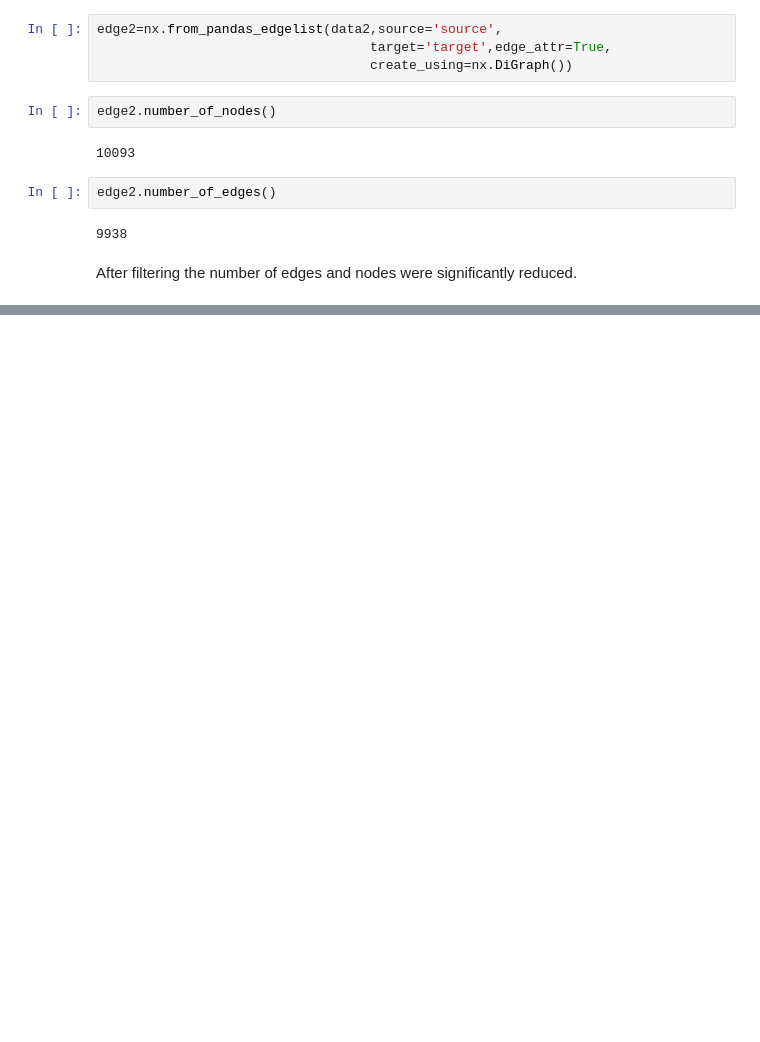
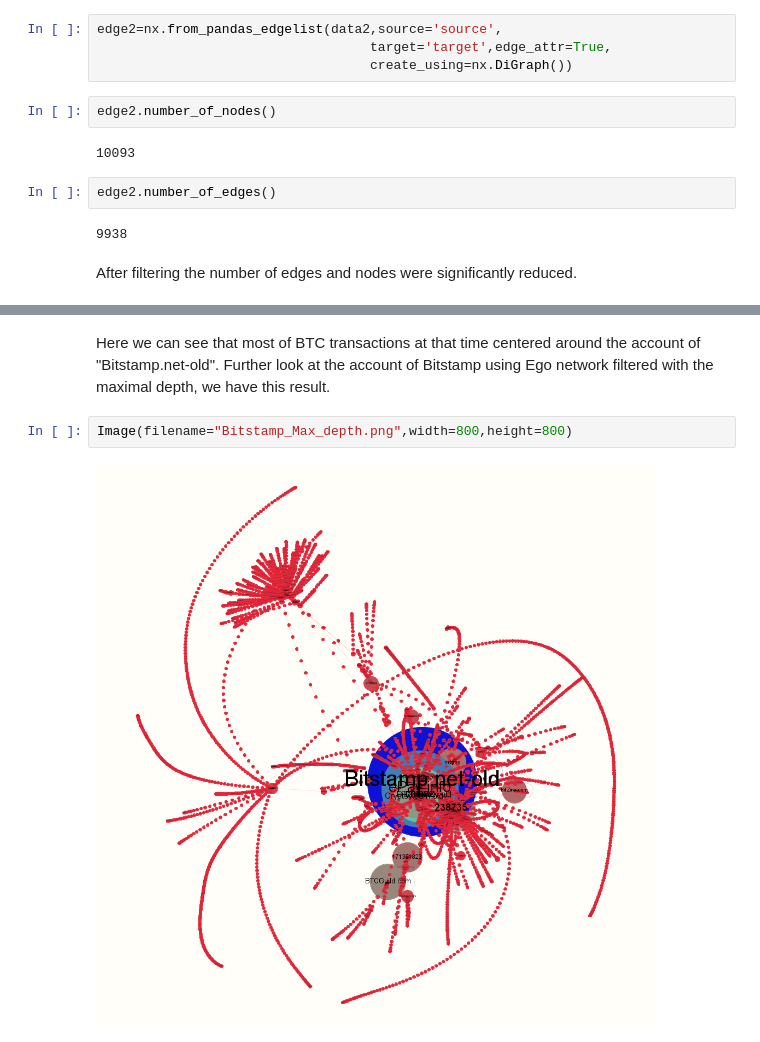
Before and after one commit to HongxiaTang/Mt.Gox, a Jupyter notebook: Viet's code/Project.ipynb, the cells around one changed output, grey strips where cells are left out. Saved outputs shown, nothing was run; the diff lists cells and outputs as text; blank space fills up the shorter version.

```diff
--- a/Viet's code/Project.ipynb
+++ b/Viet's code/Project.ipynb
@@ -109,0 +118,7 @@ After filtering the number of edges and nodes were significantly reduced.
+# %% [markdown]
+Here we can see that most of BTC transactions at that time centered around the account of "Bitstamp.net-old".
+Further look at the account of Bitstamp using Ego network filtered with the maximal depth, we have this result.
+# %%
+Image(filename="Bitstamp_Max_depth.png",width=800,height=800)
+# %% [output]
+[figure, added]
```
Also changed, not shown: parts of 8 cells of this notebook, 11 other files.
